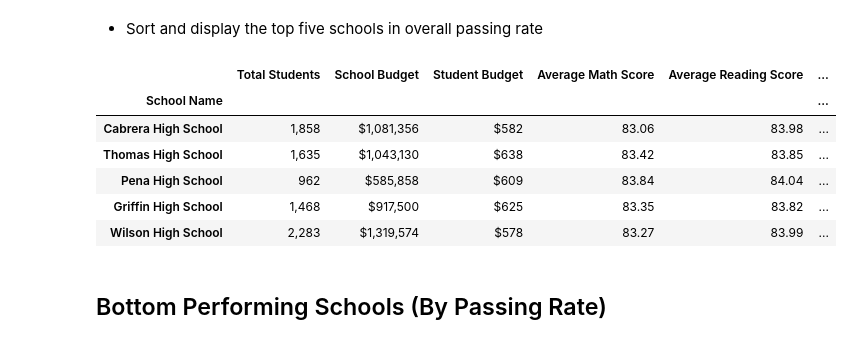
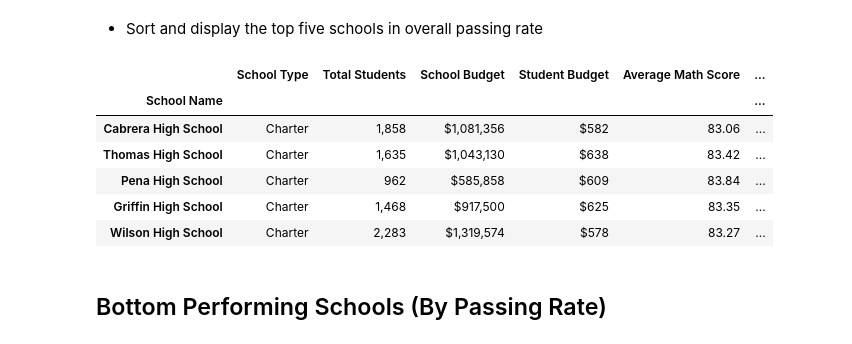
Before and after one commit to lweislo/Homework-4, a Jupyter notebook: weislo_pandas.ipynb, the cells around one changed output. Drawn from its saved outputs; the diff is of its cells as text; code cells hidden in the pictures.

```diff
--- a/weislo_pandas.ipynb
+++ b/weislo_pandas.ipynb
@@ -131,10 +138,12 @@ district_summary
 #Group by school name to get overview of School, Type, Total Students, Per Student Budget, Average math & reading
 school_grouped_df = school_df.groupby(school_df.school_name)
 total_students = school_grouped_df.student_name.count()
-school_budget = school_grouped_df.budget.mean()
+school_budget = school_grouped_df.budget.first()
 student_budget = school_budget/total_students
 avg_math = school_grouped_df.math_score.mean()
 avg_reading = school_grouped_df.reading_score.mean()
+# %%
+school_type = school_grouped_df.type.first()
 # %%
 # Find the percentage of students passing reading
 pass_read_grouped = pass_read.groupby(pass_read.school_name)
@@ -151,5 +167,6 @@ overall_pass_rate = (pct_pass_read + pct_pass_math)/2
 # %%
-school_summary = pd.DataFrame({'Total Students': total_students,
+school_summary = pd.DataFrame({'School Type':school_type,
+                                'Total Students': total_students,
                                'School Budget': school_budget,
                                'Student Budget' : student_budget,
                                'Average Math Score' : avg_math,
@@ -159,4 +176,4 @@ school_summary = pd.DataFrame({'Total Students': total_students,
                                '% Overall Passing Rate': overall_pass_rate
 })
 school_summary.index.names = ['School Name'] #remove the ugly index name
-school_summary
+#school_summary
@@ -181,6 +180,7 @@ school_summary
 # %%
 # Optional: give the displayed data cleaner formatting
 school_summary_rf = pd.DataFrame()
+school_summary_rf['School Type'] = school_summary['School Type']
 school_summary_rf['Total Students'] = school_summary['Total Students'].map('{:,}'.format)
 school_summary_rf['School Budget'] = school_summary['School Budget'].map('${:,}'.format)
 school_summary_rf['Student Budget'] = school_summary['Student Budget'].map('${:.0f}'.format)
@@ -204,16 +227,16 @@ school_summary_rf.head()
 # %% [markdown]
 * Sort and display the top five schools in overall passing rate
 # %%
-top_schools = school_summary_rf.sort_values('% Overall Passing Rate', ascending=False)
+top_schools = school_summary_rf.sort_values(['% Overall Passing Rate'], ascending=False)
 top_schools.head(5)
 # %% [output]
-|  | Total Students | School Budget | Student Budget | Average Math Score | Average Reading Score | ... |
+|  | School Type | Total Students | School Budget | Student Budget | Average Math Score | ... |
 | School Name |  |  |  |  |  | ... |
-| Cabrera High School | 1,858 | $1,081,356 | $582 | 83.06 | 83.98 | ... |
-| Thomas High School | 1,635 | $1,043,130 | $638 | 83.42 | 83.85 | ... |
-| Pena High School | 962 | $585,858 | $609 | 83.84 | 84.04 | ... |
-| Griffin High School | 1,468 | $917,500 | $625 | 83.35 | 83.82 | ... |
-| Wilson High School | 2,283 | $1,319,574 | $578 | 83.27 | 83.99 | ... |
+| Cabrera High School | Charter | 1,858 | $1,081,356 | $582 | 83.06 | ... |
+| Thomas High School | Charter | 1,635 | $1,043,130 | $638 | 83.42 | ... |
+| Pena High School | Charter | 962 | $585,858 | $609 | 83.84 | ... |
+| Griffin High School | Charter | 1,468 | $917,500 | $625 | 83.35 | ... |
+| Wilson High School | Charter | 2,283 | $1,319,574 | $578 | 83.27 | ... |
 # %% [markdown]
 ## Bottom Performing Schools (By Passing Rate)
 # %% [markdown]
```
Also changed, not shown: parts of 11 cells of this notebook.
